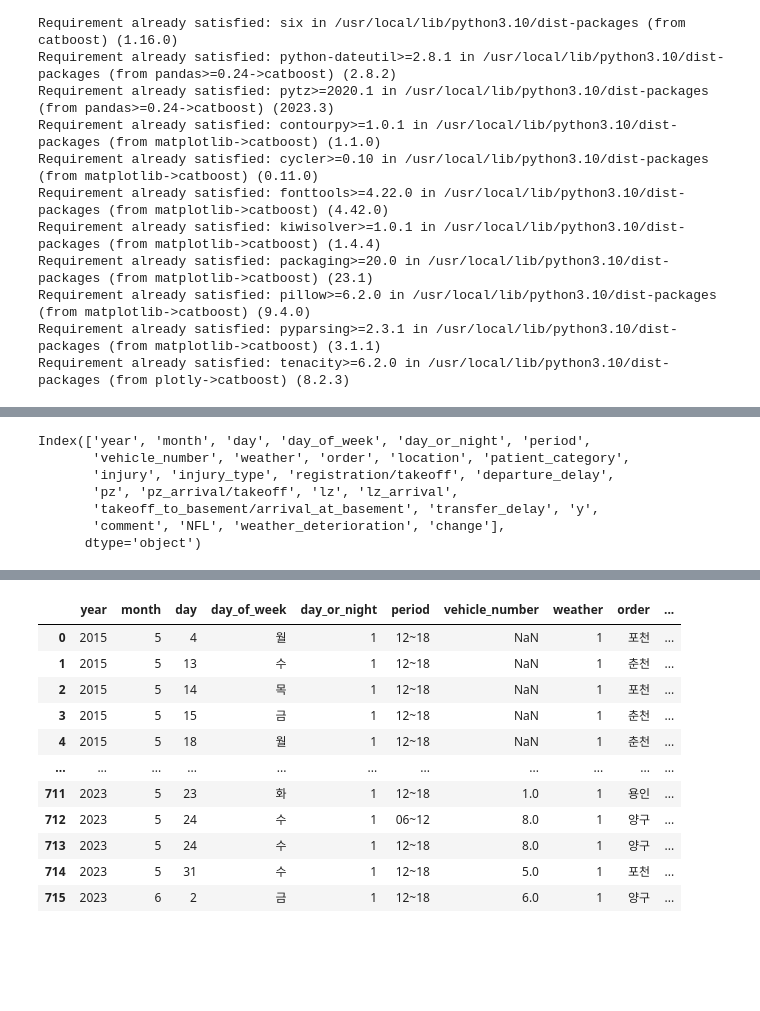
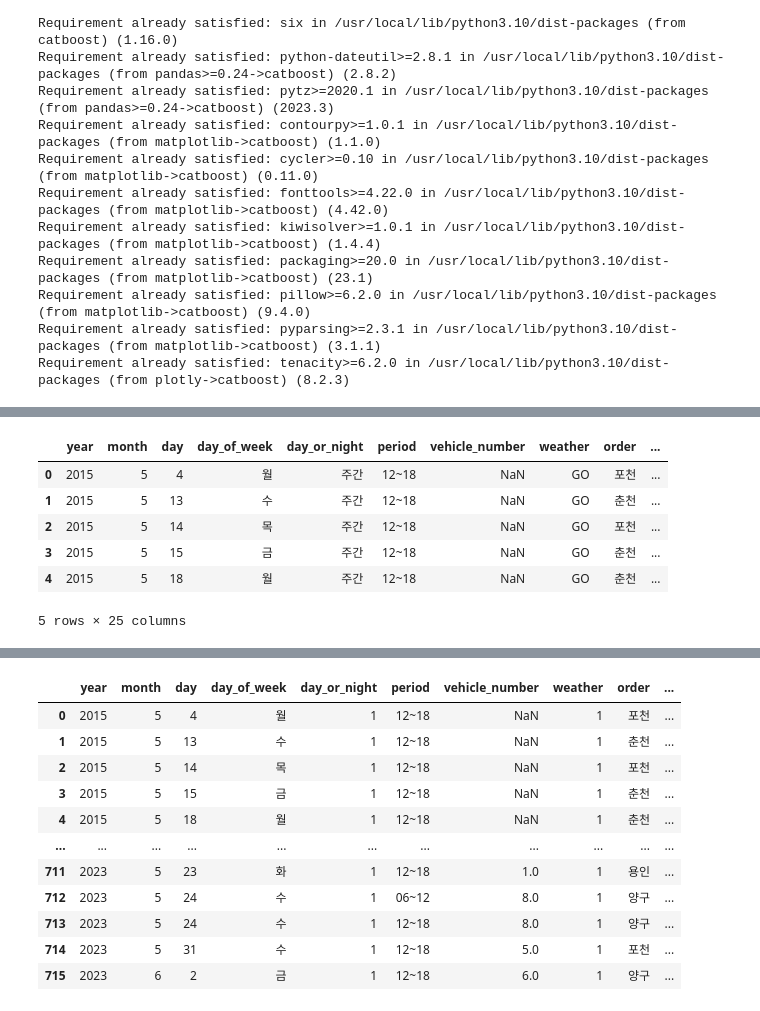
Before and after one commit to kamo1010/injury-big-data, a Jupyter notebook: Untitled3.ipynb, the cells around one changed output, grey strips where cells are left out. Saved outputs shown, nothing was run; the diff lists cells and outputs as text; code cells hidden in the pictures; blank space fills up the shorter version.

```diff
--- a/Untitled3.ipynb
+++ b/Untitled3.ipynb
@@ -117,15 +61,21 @@ NFL ['긴급후송\u3000' '\u3000' ' ' 'NFL' nan '긴급후송' '긴급' '-']
 # %%
+df = pd.read_csv("sample_data/labels.csv", sep=",", encoding= 'utf-8')
+df = df.loc[:, df.isna().sum()<712]
+df.drop(columns=['연번', '호이스트'], inplace=True)
+
 df.rename(columns = {'년도':'year', '월':'month', '일':'day', '평일/주말': 'day_of_week', '주야간':'day_or_night', '시간대':'period'}, inplace = True)
 df.rename(columns = {'호기':'vehicle_number', '기상\r\n조건':'weather', '임무\r\n지시':'order', '상급부대': 'location', '환자신분':'patient_category', '환자\r\n증상':'injury'}, inplace = True)
 df.rename(columns = {'환자유형 (외상 / 골절 / 심장 / 뇌 / 화상 / 기타)':'injury_type', '접수/이륙':'registration_takeoff', '출동시간':'departure_delay', '환자 인수지역 (PZ)': 'pz', 'PZ 도착/이륙':'pz_arrival_takeoff', '환자 후송지역 (LZ)':'lz'}, inplace = True)
 df.rename(columns = {'LZ도착':'lz_arrival', '복귀이륙/복귀도착':'takeoff_arrival_at_basement', '출동~병원':'transfer_delay', '후송결과': 'y', '비고':'comment', '기상악화':'weather_deterioration'}, inplace = True)
 df.columns
+
+df.head(5)
 # %% [output]
+|  | year | month | day | day_of_week | day_or_night | period | vehicle_number | weather | order | ... |
+| 0 | 2015 | 5 | 4 | 월 | 주간 | 12~18 | NaN | GO | 포천 | ... |
+| 1 | 2015 | 5 | 13 | 수 | 주간 | 12~18 | NaN | GO | 춘천 | ... |
+| 2 | 2015 | 5 | 14 | 목 | 주간 | 12~18 | NaN | GO | 포천 | ... |
+| 3 | 2015 | 5 | 15 | 금 | 주간 | 12~18 | NaN | GO | 춘천 | ... |
+| 4 | 2015 | 5 | 18 | 월 | 주간 | 12~18 | NaN | GO | 춘천 | ... |
-Index(['year', 'month', 'day', 'day_of_week', 'day_or_night', 'period',
-       'vehicle_number', 'weather', 'order', 'location', 'patient_category',
-       'injury', 'injury_type', 'registration/takeoff', 'departure_delay',
-       'pz', 'pz_arrival/takeoff', 'lz', 'lz_arrival',
-       'takeoff_to_basement/arrival_at_basement', 'transfer_delay', 'y',
-       'comment', 'NFL', 'weather_deterioration', 'change'],
-      dtype='object')
+5 rows × 25 columns
 # %%
```
Also changed, not shown: parts of 4 cells of this notebook.
